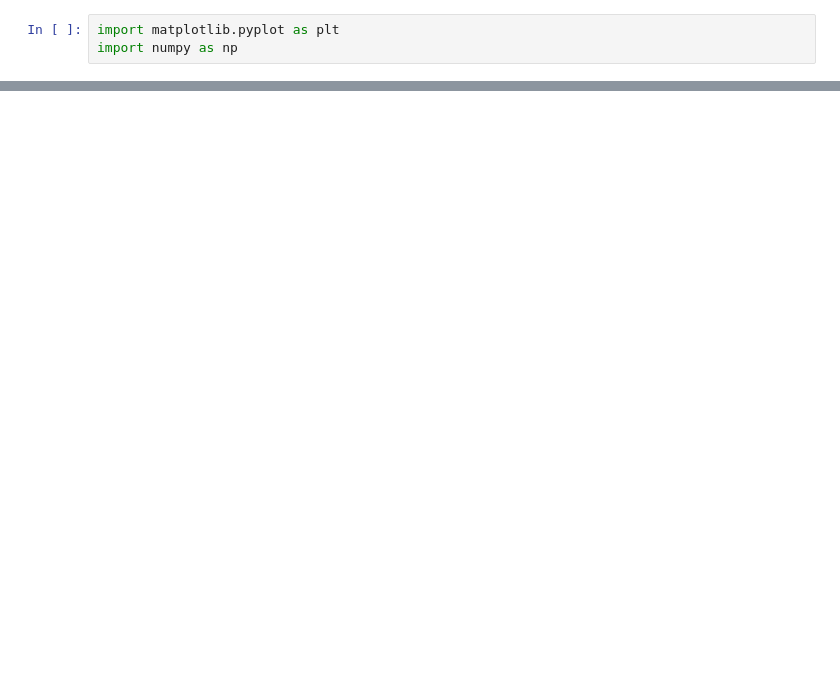
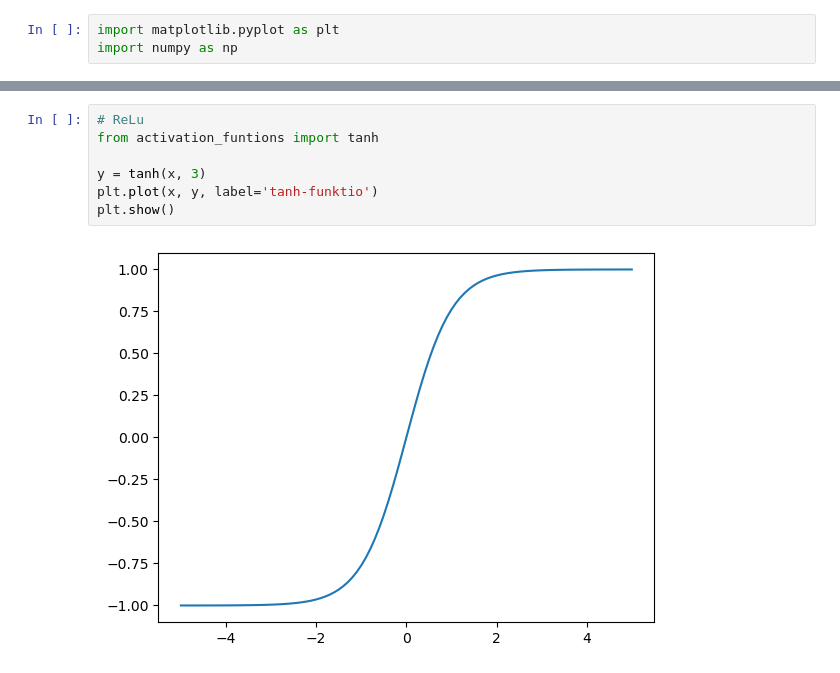
Before and after one commit to hypatrik/tiralabra, a Jupyter notebook: src/activation_functions.ipynb, the cells around one changed output, grey strips where cells are left out. Cells and saved outputs as stored; diff of their text form; blank space fills up the shorter version.

```diff
--- a/src/activation_functions.ipynb
+++ b/src/activation_functions.ipynb
@@ -24,3 +24,12 @@ plt.show()
+# %%
+# ReLu
+from activation_funtions import tanh
+
+y = tanh(x, 3)
+plt.plot(x, y, label='tanh-funktio')
+plt.show()
+# %% [output]
+[figure, added]
 # %%
 # Sigmoid
 from activation_funtions import sigmoid
```
Also changed, not shown: parts of 4 cells of this notebook, 7 other files.
